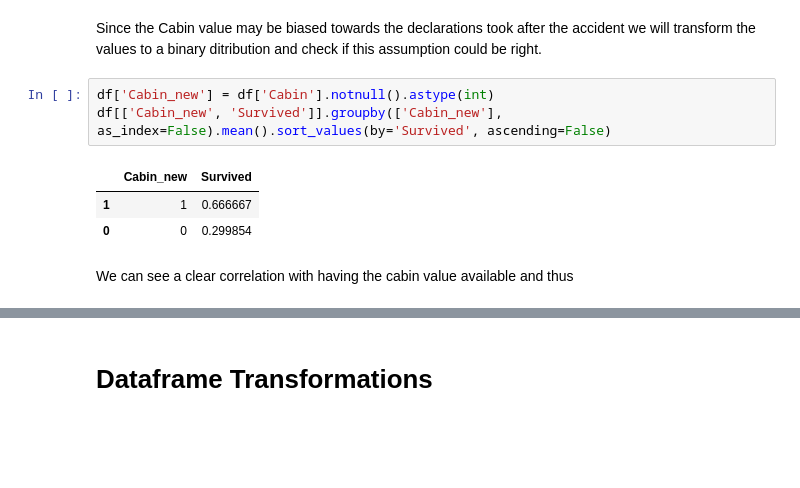
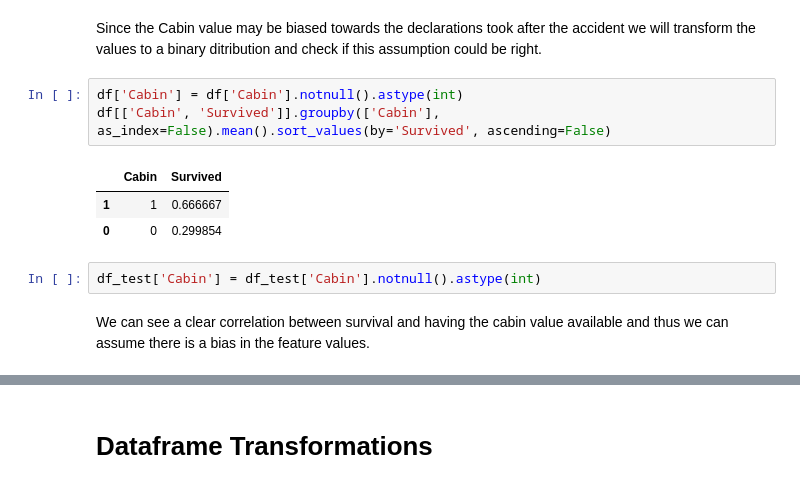
Before and after one commit to jorgegmartin/kaggle_titanic, a Jupyter notebook: titanic-begginer-competition.ipynb, the cells around one changed output, grey strips where cells are left out. Drawn from its saved outputs; the diff is of its cells as text; blank space fills up the shorter version.

```diff
--- a/titanic-begginer-competition.ipynb
+++ b/titanic-begginer-competition.ipynb
@@ -136,11 +202,13 @@ df[['Embarked', 'Survived']].groupby(['Embarked'], as_index=False).mean().sort_v
 # %% [markdown]
 Since the Cabin value may be biased towards the declarations took after the accident we will transform the values to a binary ditribution and check if this assumption could be right.
 # %%
-df['Cabin_new'] = df['Cabin'].notnull().astype(int)
-df[['Cabin_new', 'Survived']].groupby(['Cabin_new'], as_index=False).mean().sort_values(by='Survived', ascending=False)
+df['Cabin'] = df['Cabin'].notnull().astype(int)
+df[['Cabin', 'Survived']].groupby(['Cabin'], as_index=False).mean().sort_values(by='Survived', ascending=False)
 # %% [output]
-|  | Cabin_new | Survived |
+|  | Cabin | Survived |
 | 1 | 1 | 0.666667 |
 | 0 | 0 | 0.299854 |
+# %%
+df_test['Cabin'] = df_test['Cabin'].notnull().astype(int)
 # %% [markdown]
-We can see a clear correlation with having the cabin value available and thus
+We can see a clear correlation between survival and having the cabin value available and thus we can assume there is a bias in the feature values.
```
Also changed, not shown: parts of 52 cells of this notebook.
